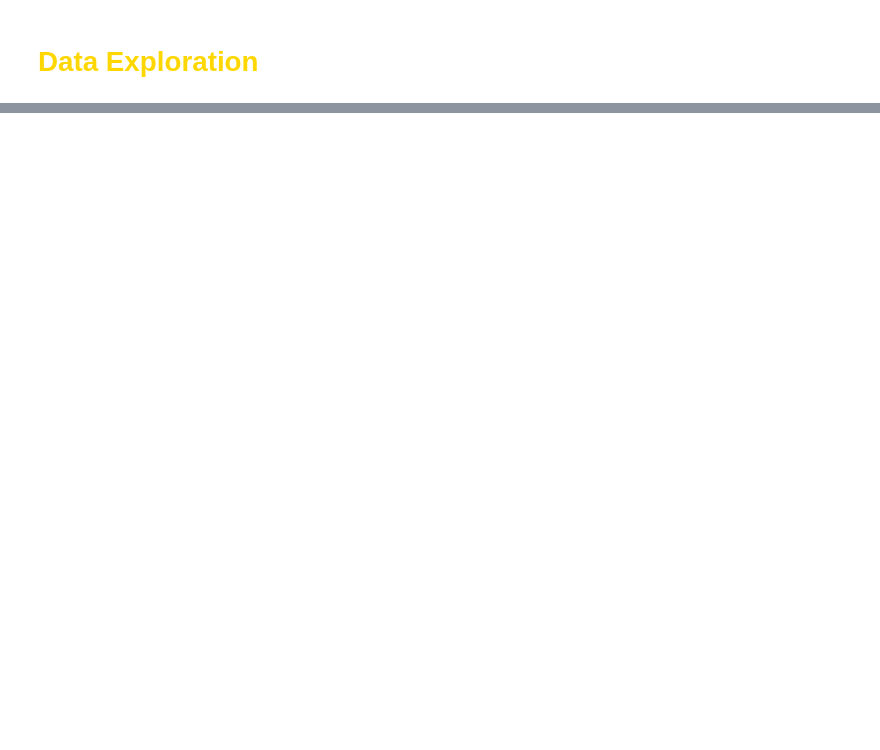
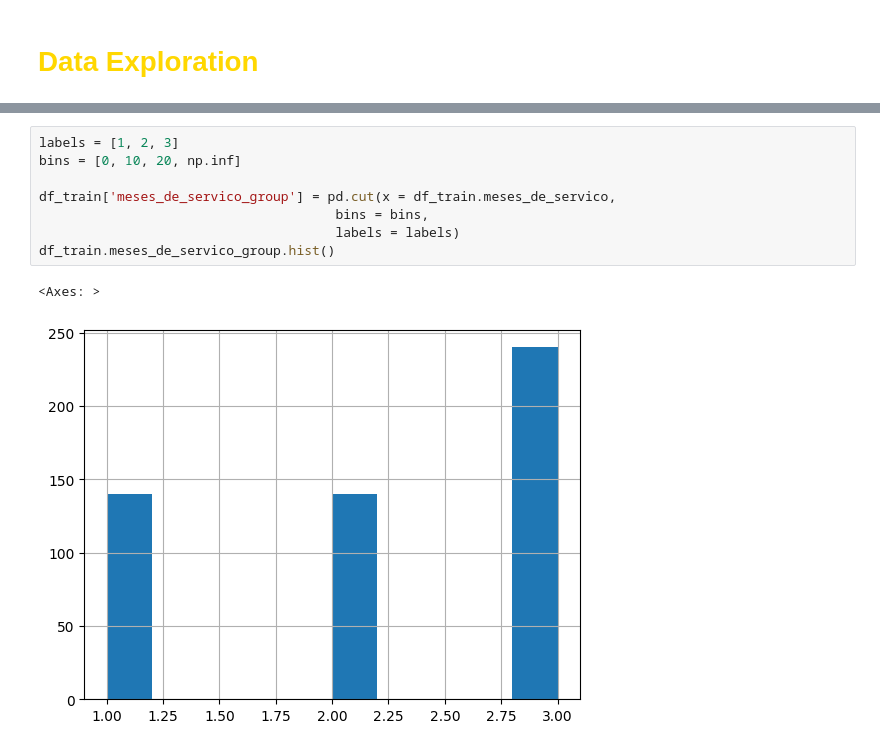
Before and after one commit to matheusmello-o/turnover-optmization, a Jupyter notebook: turnover.ipynb, the cells around one changed output, grey strips where cells are left out. Drawn from its saved outputs; the diff is of its cells as text; blank space fills up the shorter version.

```diff
--- a/turnover.ipynb
+++ b/turnover.ipynb
@@ -271,0 +208,11 @@ sns.barplot(data = tx_retencao_meses_servico_cargo,
+# %%
+labels = [1, 2, 3]
+bins = [0, 10, 20, np.inf]
+
+df_train['meses_de_servico_group'] = pd.cut(x = df_train.meses_de_servico,
+                                      bins = bins,
+                                      labels = labels)
+df_train.meses_de_servico_group.hist()
+# %% [output]
+<Axes: >
+[figure, added]
```
Also changed, not shown: parts of 48 cells of this notebook.
